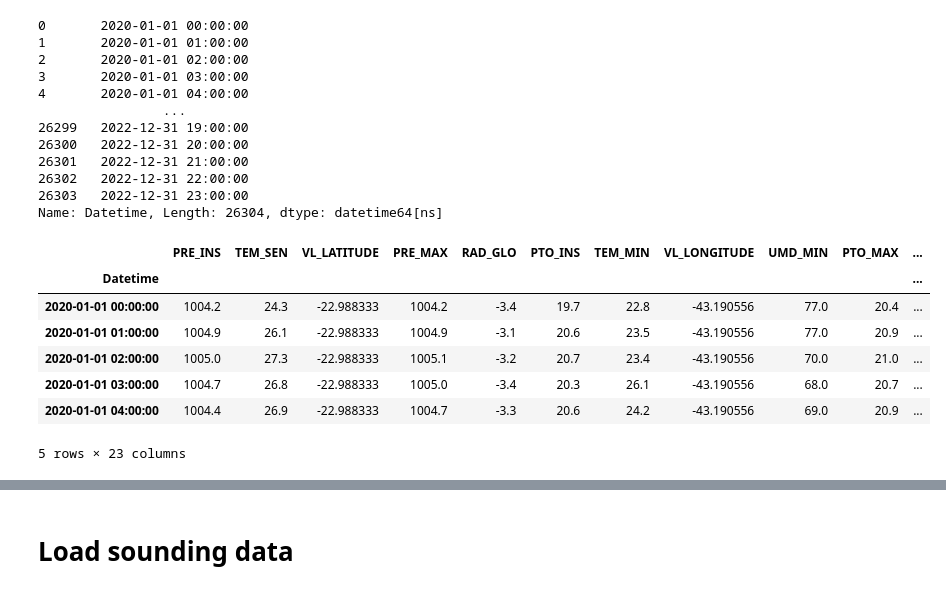
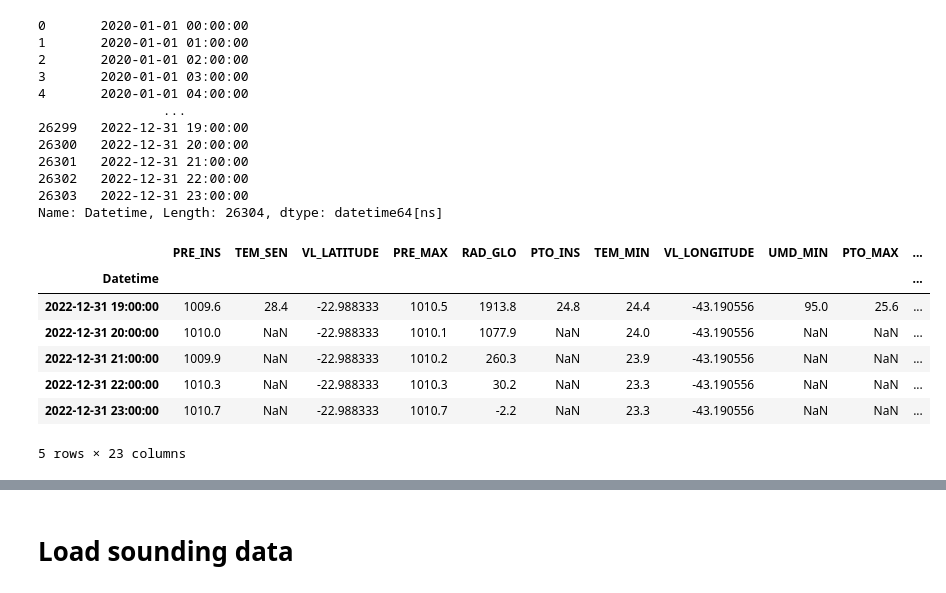
Before and after one commit to pedrojoaquim01/atmoseer, a Jupyter notebook: notebooks/playground.ipynb, the cells around one changed output, grey strips where cells are left out. Saved outputs shown, nothing was run; the diff lists cells and outputs as text; code cells hidden in the pictures.

```diff
--- a/notebooks/playground.ipynb
+++ b/notebooks/playground.ipynb
@@ -397,15 +381,15 @@ df_ws = df_ws.set_index(pd.DatetimeIndex(df_ws['Datetime']))
 # %%
 df_ws = df_ws.drop(['HR_MEDICAO','DT_MEDICAO','Unnamed: 0', 'DC_NOME', 'CD_ESTACAO', 'UF', 'Datetime'], axis=1)
 # %%
-df_ws.head()
+df_ws.tail()
 # %% [output]
 |  | PRE_INS | TEM_SEN | VL_LATITUDE | PRE_MAX | RAD_GLO | PTO_INS | TEM_MIN | VL_LONGITUDE | UMD_MIN | PTO_MAX | ... |
 | Datetime |  |  |  |  |  |  |  |  |  |  | ... |
-| 2020-01-01 00:00:00 | 1004.2 | 24.3 | -22.988333 | 1004.2 | -3.4 | 19.7 | 22.8 | -43.190556 | 77.0 | 20.4 | ... |
-| 2020-01-01 01:00:00 | 1004.9 | 26.1 | -22.988333 | 1004.9 | -3.1 | 20.6 | 23.5 | -43.190556 | 77.0 | 20.9 | ... |
-| 2020-01-01 02:00:00 | 1005.0 | 27.3 | -22.988333 | 1005.1 | -3.2 | 20.7 | 23.4 | -43.190556 | 70.0 | 21.0 | ... |
-| 2020-01-01 03:00:00 | 1004.7 | 26.8 | -22.988333 | 1005.0 | -3.4 | 20.3 | 26.1 | -43.190556 | 68.0 | 20.7 | ... |
-| 2020-01-01 04:00:00 | 1004.4 | 26.9 | -22.988333 | 1004.7 | -3.3 | 20.6 | 24.2 | -43.190556 | 69.0 | 20.9 | ... |
+| 2022-12-31 19:00:00 | 1009.6 | 28.4 | -22.988333 | 1010.5 | 1913.8 | 24.8 | 24.4 | -43.190556 | 95.0 | 25.6 | ... |
+| 2022-12-31 20:00:00 | 1010.0 | NaN | -22.988333 | 1010.1 | 1077.9 | NaN | 24.0 | -43.190556 | NaN | NaN | ... |
+| 2022-12-31 21:00:00 | 1009.9 | NaN | -22.988333 | 1010.2 | 260.3 | NaN | 23.9 | -43.190556 | NaN | NaN | ... |
+| 2022-12-31 22:00:00 | 1010.3 | NaN | -22.988333 | 1010.3 | 30.2 | NaN | 23.3 | -43.190556 | NaN | NaN | ... |
+| 2022-12-31 23:00:00 | 1010.7 | NaN | -22.988333 | 1010.7 | -2.2 | NaN | 23.3 | -43.190556 | NaN | NaN | ... |
 5 rows × 23 columns
 # %%
 df_ws.info()
```
Also changed, not shown: parts of 10 cells of this notebook, 8 other files.
